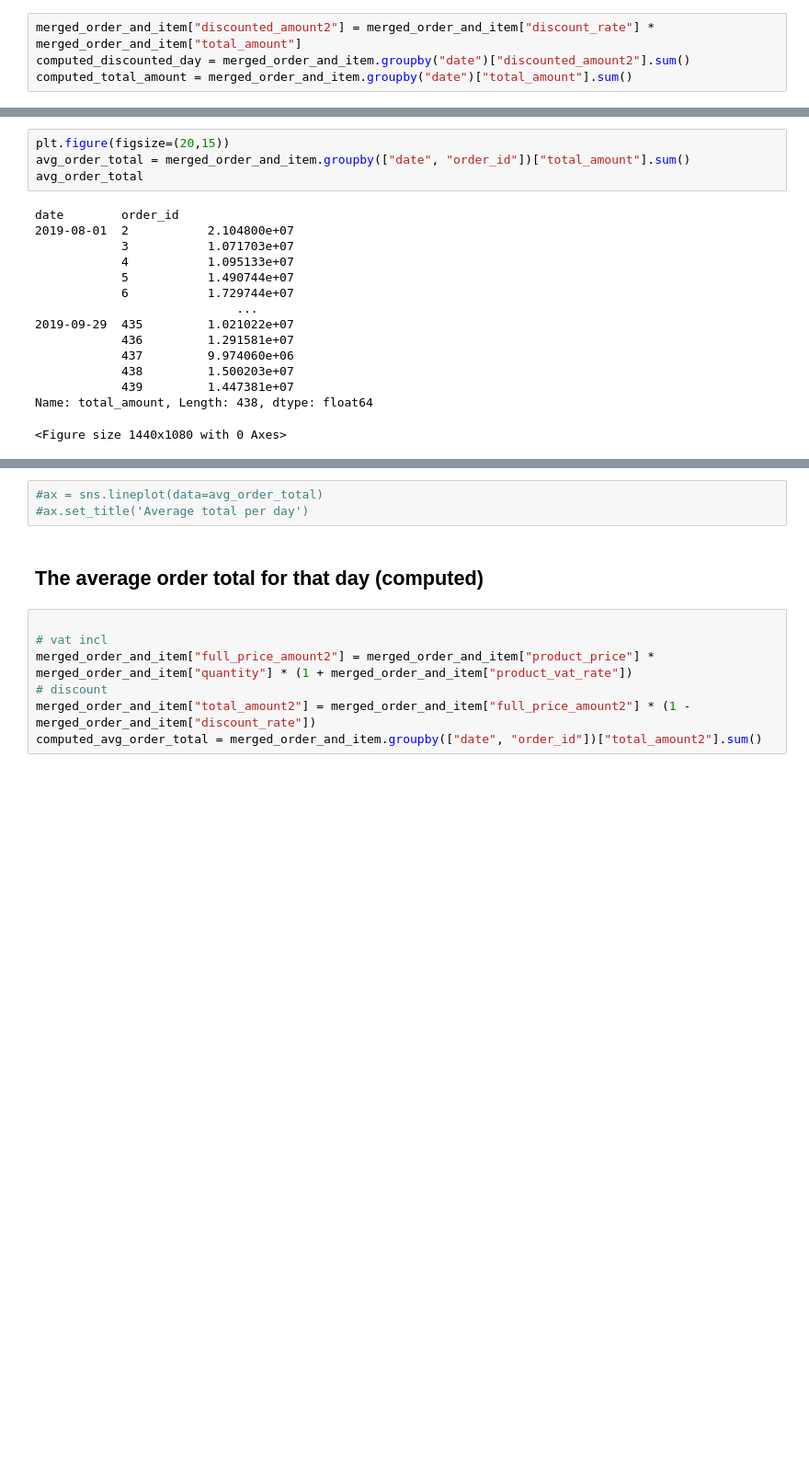
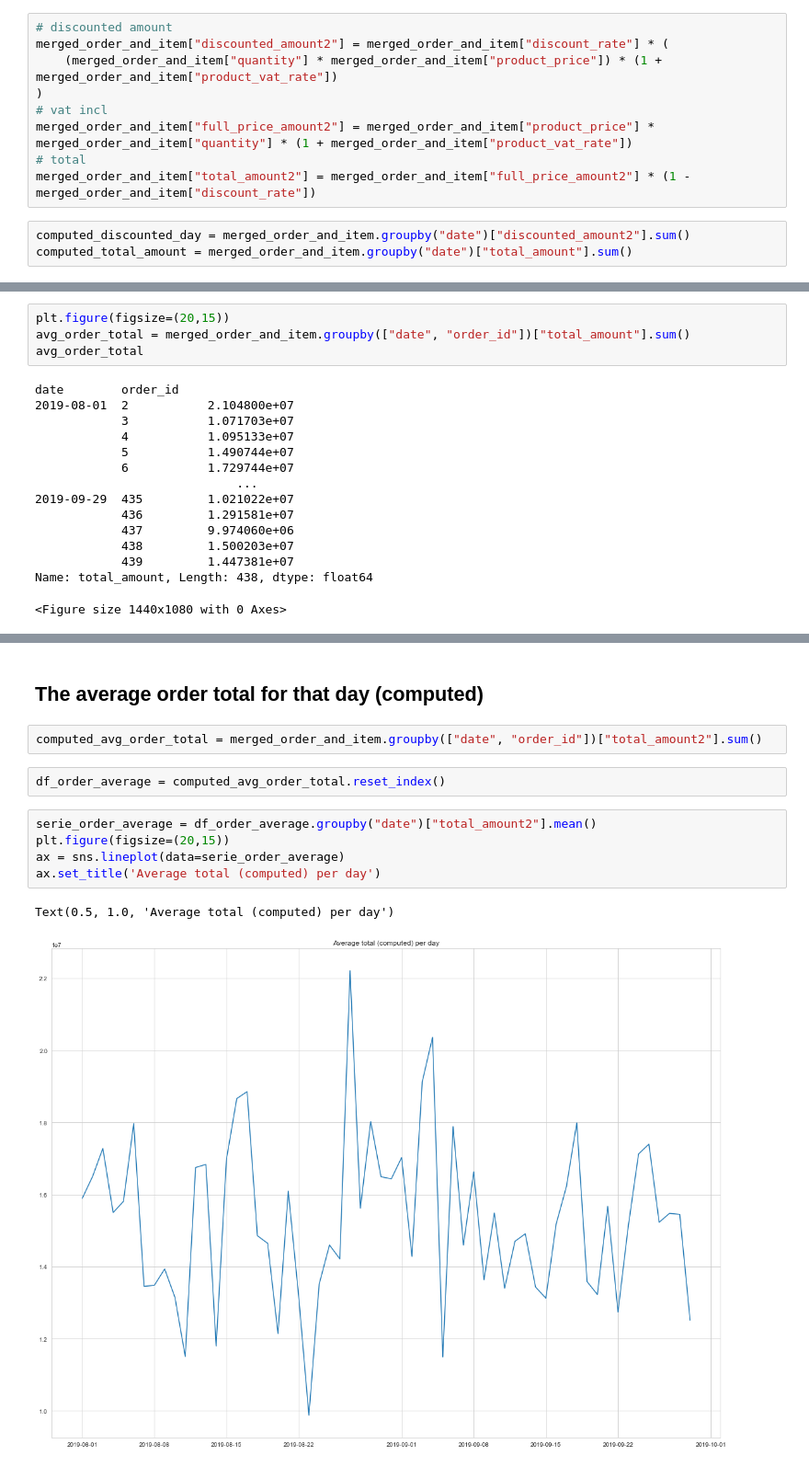
Before and after one commit to asaidomar/suade_test, a Jupyter notebook: data_analyse.ipynb, the cells around one changed output, grey strips where cells are left out. Shown at 92% size. Drawn from its saved outputs; the diff is of its cells as text; blank space fills up the shorter version.

Commit message:
Commission rate

```diff
--- a/data_analyse.ipynb
+++ b/data_analyse.ipynb
@@ -209,8 +223,16 @@ As we can see
 The discounted amount for a rate value of 0 must be equal to 0!
 # %% [markdown]
 ## The total amount of discount given that day (using discounted_rate column)
+# %%
+# discounted amount
+merged_order_and_item["discounted_amount2"] = merged_order_and_item["discount_rate"] * (
+    (merged_order_and_item["quantity"] * merged_order_and_item["product_price"]) * (1 + merged_order_and_item["product_vat_rate"])
+)
+# vat incl
+merged_order_and_item["full_price_amount2"] = merged_order_and_item["product_price"] * merged_order_and_item["quantity"] * (1 + merged_order_and_item["product_vat_rate"])
+# total
+merged_order_and_item["total_amount2"] = merged_order_and_item["full_price_amount2"] * (1 - merged_order_and_item["discount_rate"])
 # %%
-merged_order_and_item["discounted_amount2"] = merged_order_and_item["discount_rate"] * merged_order_and_item["total_amount"]
 computed_discounted_day = merged_order_and_item.groupby("date")["discounted_amount2"].sum()
 computed_total_amount = merged_order_and_item.groupby("date")["total_amount"].sum()
 # %%
@@ -279,12 +301,14 @@ Value for the 2019-08-02  16499829.576384341
-# %%
-#ax = sns.lineplot(data=avg_order_total)
-#ax.set_title('Average total per day')
 # %% [markdown]
 ## The average order total for that day (computed)
-# %%
-
-# vat incl
-merged_order_and_item["full_price_amount2"] = merged_order_and_item["product_price"] * merged_order_and_item["quantity"] * (1 + merged_order_and_item["product_vat_rate"])
-# discount
-merged_order_and_item["total_amount2"] = merged_order_and_item["full_price_amount2"] * (1 - merged_order_and_item["discount_rate"])
-computed_avg_order_total = merged_order_and_item.groupby(["date", "order_id"])["total_amount2"].sum()
+# %%
+computed_avg_order_total = merged_order_and_item.groupby(["date", "order_id"])["total_amount2"].sum()
+# %%
+df_order_average = computed_avg_order_total.reset_index()
+# %%
+serie_order_average = df_order_average.groupby("date")["total_amount2"].mean()
+plt.figure(figsize=(20,15))
+ax = sns.lineplot(data=serie_order_average)
+ax.set_title('Average total (computed) per day')
+# %% [output]
+Text(0.5, 1.0, 'Average total (computed) per day')
+[figure, added]
```
Also changed, not shown: parts of 39 cells of this notebook, 23 other files.
